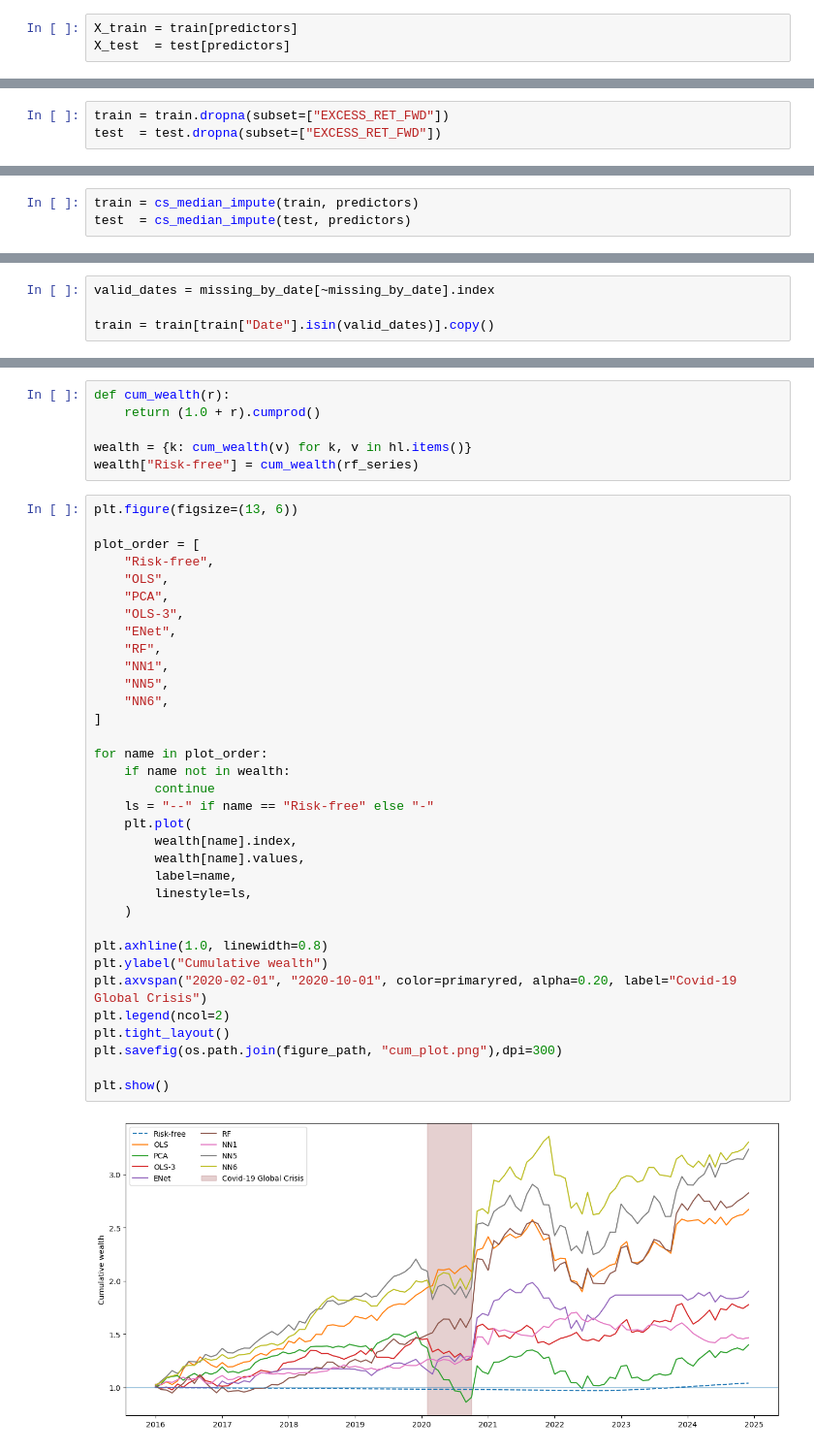
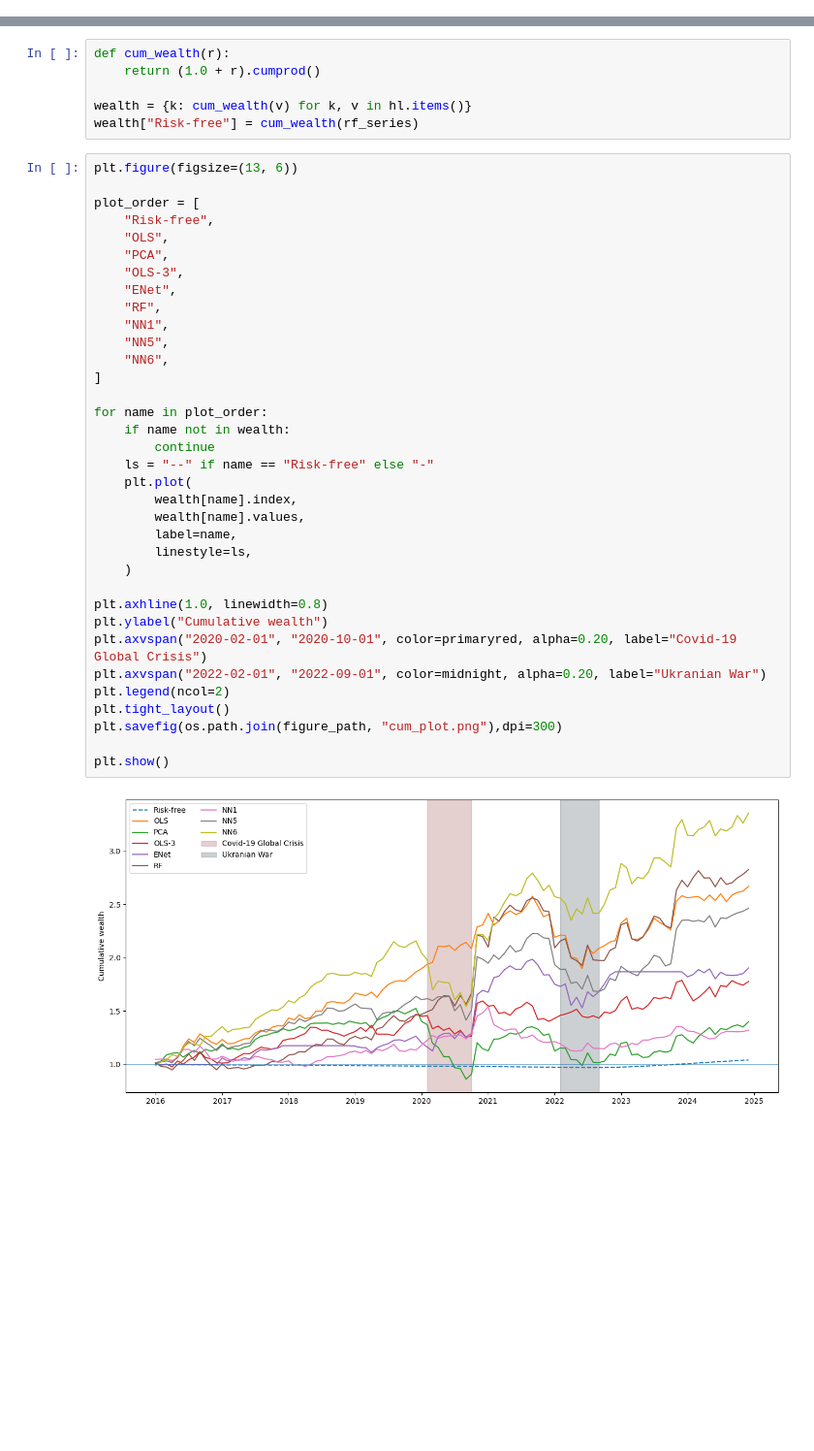
Before and after one commit to LucasDubss/Empirical-Asset-Pricing-with-ML-Evidence-from-the-EU, a Jupyter notebook: CODE/ASM.ipynb, the cells around one changed output, grey strips where cells are left out. Shown: that part at 97% size. Drawn from its saved outputs; the diff is of its cells as text; blank space fills up the shorter version.

```diff
--- a/CODE/ASM.ipynb
+++ b/CODE/ASM.ipynb
@@ -412,3 +393,0 @@ y_test  = test["EXCESS_RET_FWD"]
-# %%
-X_train = train[predictors]
-X_test  = test[predictors]
@@ -425,3 +393,0 @@ X_train.shape, y_train.shape
-# %%
-train = train.dropna(subset=["EXCESS_RET_FWD"])
-test  = test.dropna(subset=["EXCESS_RET_FWD"])
@@ -436,3 +393,0 @@ def cs_median_impute(df, cols):
-# %%
-train = cs_median_impute(train, predictors)
-test  = cs_median_impute(test, predictors)
@@ -451,4 +393,0 @@ Name: count, dtype: int64
-# %%
-valid_dates = missing_by_date[~missing_by_date].index
-
-train = train[train["Date"].isin(valid_dates)].copy()
@@ -1694,31 +1625,32 @@ plot_order = [
     "OLS",
     "PCA",
     "OLS-3",
     "ENet",
     "RF",
     "NN1",
     "NN5",
     "NN6",
 ]
 
 for name in plot_order:
     if name not in wealth:
         continue
     ls = "--" if name == "Risk-free" else "-"
     plt.plot(
         wealth[name].index,
         wealth[name].values,
         label=name,
         linestyle=ls,
     )
 
 plt.axhline(1.0, linewidth=0.8)
 plt.ylabel("Cumulative wealth")
 plt.axvspan("2020-02-01", "2020-10-01", color=primaryred, alpha=0.20, label="Covid-19 Global Crisis")
+plt.axvspan("2022-02-01", "2022-09-01", color=midnight, alpha=0.20, label="Ukranian War")
 plt.legend(ncol=2)
 plt.tight_layout()
 plt.savefig(os.path.join(figure_path, "cum_plot.png"),dpi=300)
 
 plt.show()
 # %% [output]
-[figure, old version]
+[figure, new version]
```
Also changed, not shown: parts of 20 cells of this notebook, 4 other files.
